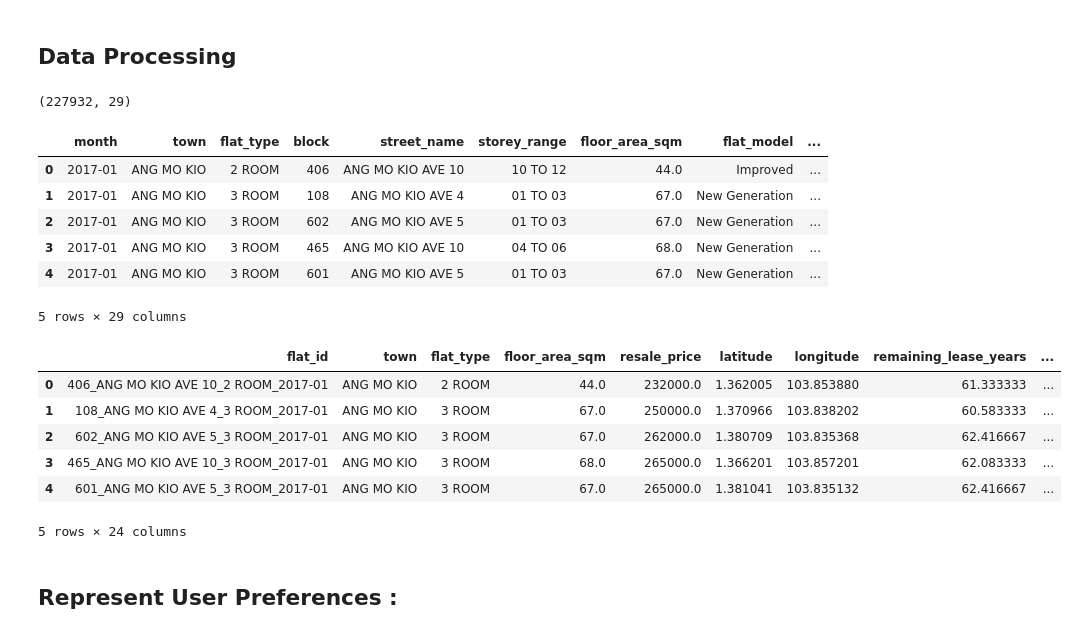
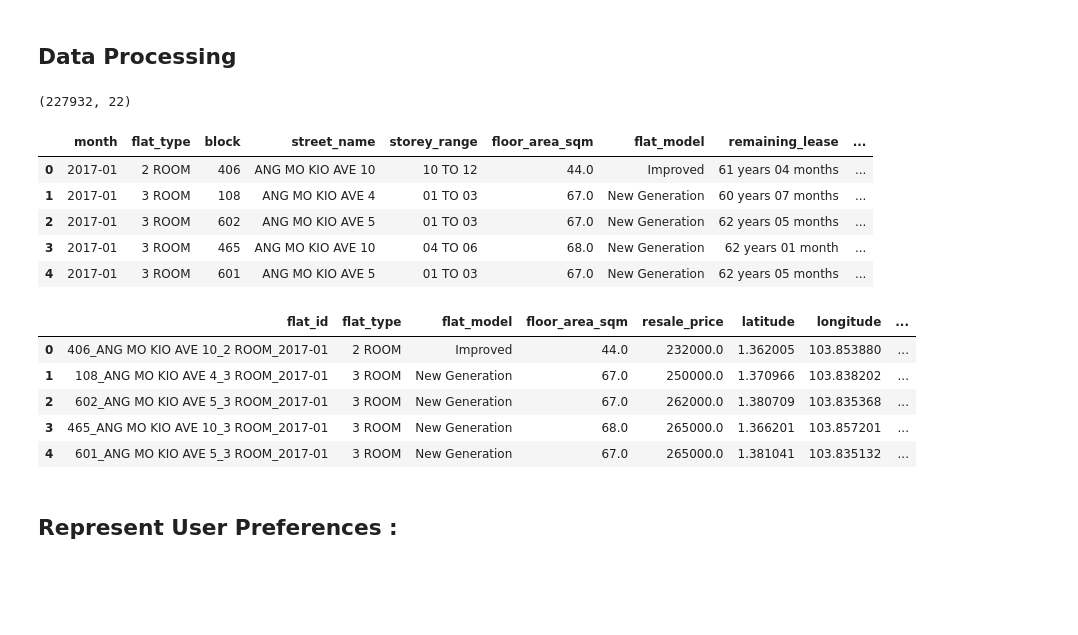
Before and after one commit to casperngeen/cs3264-hdb, a Jupyter notebook: process_data.ipynb, the cells around one changed output. Drawn from its saved outputs; the diff is of its cells as text; code cells hidden in the pictures; blank space fills up the shorter version.

Commit message:
fix : edit columns for hdb and users

```diff
--- a/process_data.ipynb
+++ b/process_data.ipynb
@@ -18,3 +20,6 @@ print(df_raw.shape)
 # %%
-print(df_raw.head())
+pd.set_option('display.max_columns', None)
+pd.set_option('display.max_colwidth', None)
+
+df_raw.head()
 # %% [output]
@@ -41,18 +35,15 @@ print(df_raw.head())
 # trimmed down the data, its too many columns
 base_cols = [
     "month",
-    "town",
     "flat_type",
     "block",
     "street_name",
     "storey_range",
     "floor_area_sqm",
     "flat_model",
-    "lease_commence_date",
     "remaining_lease",
     "resale_price",
-    "postal_code",
-    "latitude",
+    "latitude", # replaces postal code
     "longitude",
 ]
 
@@ -61,10 +52,7 @@ poi_nearest_cols = [
     "bus_nearest",
     "shopping_mall_nearest",
     "grocery_or_supermarket_nearest",
-    "supermarket_nearest",
-    "school_nearest",
-    "primary_school_nearest",
-    "secondary_school_nearest",
+    #"supermarket_nearest",
     "park_nearest",
     "hospital_nearest",
     "doctor_nearest",
@@ -101,14 +89,13 @@ df_flats = df_flats.drop(columns=poi_nearest_cols)
 print(df_flats.shape)
 df_flats.head()
 # %% [output]
-(227932, 29)
+(227932, 22)
-|  | month | town | flat_type | block | street_name | storey_range | floor_area_sqm | flat_model | ... |
-| 0 | 2017-01 | ANG MO KIO | 2 ROOM | 406 | ANG MO KIO AVE 10 | 10 TO 12 | 44.0 | Improved | ... |
-| 1 | 2017-01 | ANG MO KIO | 3 ROOM | 108 | ANG MO KIO AVE 4 | 01 TO 03 | 67.0 | New Generation | ... |
-| 2 | 2017-01 | ANG MO KIO | 3 ROOM | 602 | ANG MO KIO AVE 5 | 01 TO 03 | 67.0 | New Generation | ... |
-| 3 | 2017-01 | ANG MO KIO | 3 ROOM | 465 | ANG MO KIO AVE 10 | 04 TO 06 | 68.0 | New Generation | ... |
-| 4 | 2017-01 | ANG MO KIO | 3 ROOM | 601 | ANG MO KIO AVE 5 | 01 TO 03 | 67.0 | New Generation | ... |
+|  | month | flat_type | block | street_name | storey_range | floor_area_sqm | flat_model | remaining_lease | ... |
+| 0 | 2017-01 | 2 ROOM | 406 | ANG MO KIO AVE 10 | 10 TO 12 | 44.0 | Improved | 61 years 04 months | ... |
+| 1 | 2017-01 | 3 ROOM | 108 | ANG MO KIO AVE 4 | 01 TO 03 | 67.0 | New Generation | 60 years 07 months | ... |
+| 2 | 2017-01 | 3 ROOM | 602 | ANG MO KIO AVE 5 | 01 TO 03 | 67.0 | New Generation | 62 years 05 months | ... |
+| 3 | 2017-01 | 3 ROOM | 465 | ANG MO KIO AVE 10 | 04 TO 06 | 68.0 | New Generation | 62 years 01 month | ... |
+| 4 | 2017-01 | 3 ROOM | 601 | ANG MO KIO AVE 5 | 01 TO 03 | 67.0 | New Generation | 62 years 05 months | ... |
-5 rows × 29 columns
 # %%
 import re
 
@@ -154,41 +141,44 @@ df_flats["flat_id"] = (
 # %%
 flat_feature_cols = [
     "flat_id",
-    "town",
     "flat_type",
+    "flat_model",
     "floor_area_sqm",
     "resale_price",
     "latitude",
     "longitude",
     "remaining_lease_years",
     "storey_mid",
+
+    # transport
     "mrt_distance_m",
     "bus_distance_m",
+
+    # convenience
     "shopping_mall_distance_m",
     "grocery_or_supermarket_distance_m",
-    "supermarket_distance_m",
-    "school_distance_m",
-    "primary_school_distance_m",
-    "secondary_school_distance_m",
+
+    # lifestyle
     "park_distance_m",
+    "cafe_distance_m",
+    "restaurant_distance_m",
+    "gym_distance_m",
+
+    # health
     "hospital_distance_m",
     "doctor_distance_m",
     "pharmacy_distance_m",
-    "cafe_distance_m",
-    "restaurant_distance_m",
-    "gym_distance_m",
 ]
 
 df_flats_clean = df_flats[flat_feature_cols].copy()
 df_flats_clean.head()
 # %% [output]
-|  | flat_id | town | flat_type | floor_area_sqm | resale_price | latitude | longitude | remaining_lease_years | ... |
-| 0 | 406_ANG MO KIO AVE 10_2 ROOM_2017-01 | ANG MO KIO | 2 ROOM | 44.0 | 232000.0 | 1.362005 | 103.853880 | 61.333333 | ... |
-| 1 | 108_ANG MO KIO AVE 4_3 ROOM_2017-01 | ANG MO KIO | 3 ROOM | 67.0 | 250000.0 | 1.370966 | 103.838202 | 60.583333 | ... |
-| 2 | 602_ANG MO KIO AVE 5_3 ROOM_2017-01 | ANG MO KIO | 3 ROOM | 67.0 | 262000.0 | 1.380709 | 103.835368 | 62.416667 | ... |
-| 3 | 465_ANG MO KIO AVE 10_3 ROOM_2017-01 | ANG MO KIO | 3 ROOM | 68.0 | 265000.0 | 1.366201 | 103.857201 | 62.083333 | ... |
-| 4 | 601_ANG MO KIO AVE 5_3 ROOM_2017-01 | ANG MO KIO | 3 ROOM | 67.0 | 265000.0 | 1.381041 | 103.835132 | 62.416667 | ... |
+|  | flat_id | flat_type | flat_model | floor_area_sqm | resale_price | latitude | longitude | ... |
+| 0 | 406_ANG MO KIO AVE 10_2 ROOM_2017-01 | 2 ROOM | Improved | 44.0 | 232000.0 | 1.362005 | 103.853880 | ... |
+| 1 | 108_ANG MO KIO AVE 4_3 ROOM_2017-01 | 3 ROOM | New Generation | 67.0 | 250000.0 | 1.370966 | 103.838202 | ... |
+| 2 | 602_ANG MO KIO AVE 5_3 ROOM_2017-01 | 3 ROOM | New Generation | 67.0 | 262000.0 | 1.380709 | 103.835368 | ... |
+| 3 | 465_ANG MO KIO AVE 10_3 ROOM_2017-01 | 3 ROOM | New Generation | 68.0 | 265000.0 | 1.366201 | 103.857201 | ... |
+| 4 | 601_ANG MO KIO AVE 5_3 ROOM_2017-01 | 3 ROOM | New Generation | 67.0 | 265000.0 | 1.381041 | 103.835132 | ... |
-5 rows × 24 columns
 # %% [markdown]
 ## Represent User Preferences :
 # %%
```
Also changed, not shown: parts of 5 cells of this notebook.
